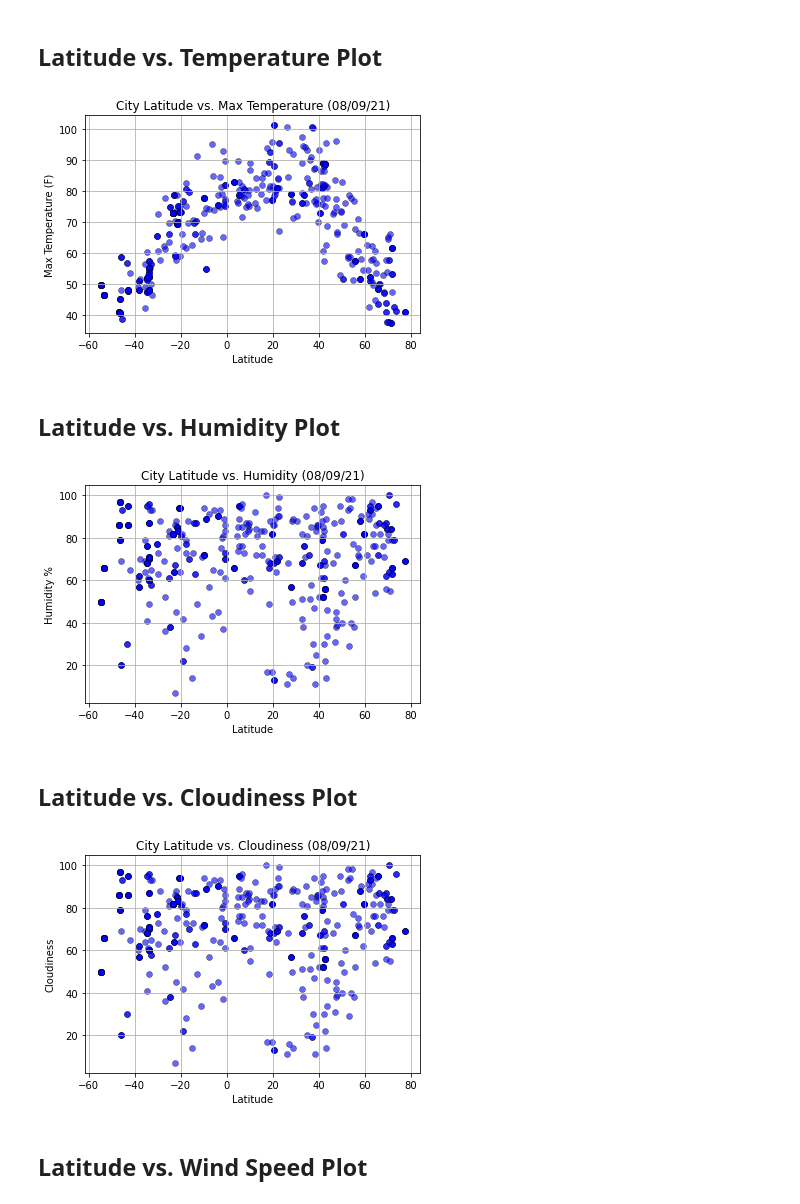
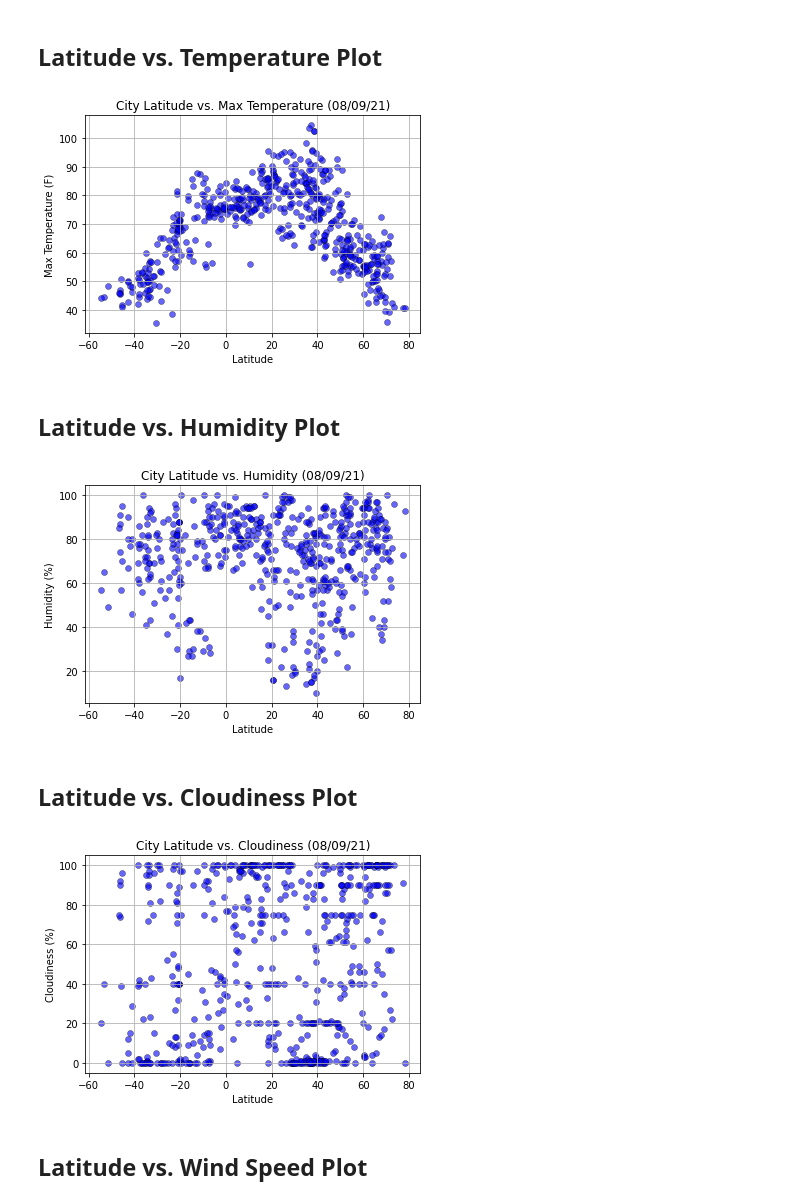
Before and after one commit to brbbrb/python-api-challenge, a Jupyter notebook: WeatherPy/WeatherPy.ipynb, the cells around one changed output. Drawn from its saved outputs; the diff is of its cells as text; code cells hidden in the pictures.

Commit message:
Finished WeatherPy

```diff
--- a/WeatherPy/WeatherPy.ipynb
+++ b/WeatherPy/WeatherPy.ipynb
@@ -29,9 +29,9 @@ city.country_code
 # %% [output]
 'au'
 # %%
-# Create random coordinate dataframe
-rand_lat = np.random.uniform(-90,90,1200)
-rand_lng = np.random.uniform(-180,180,1200)
+# Create random coordinates dataframe (create enough to account for duplicates and missing weather info)
+rand_lat = np.random.uniform(-90,90,1500)
+rand_lng = np.random.uniform(-180,180,1500)
 lat_lng = pd.DataFrame({'Latitude':rand_lat, 'Longitude':rand_lng})
 lat_lng
 # rand_lat
@@ -323,7 +323,7 @@ plt.savefig("../output_data/Latitude vs Temperature.png")
 # Show plot
 plt.show()
 # %% [output]
-[figure, old version]
+[figure, new version]
 # %% [markdown]
 ## Latitude vs. Humidity Plot
 # %%
@@ -339,7 +339,7 @@ plt.scatter(city_data_df['Latitude'],
 # Create labels
 plt.title("City Latitude vs. Humidity (%s)" % time.strftime("%x"))
 plt.xlabel("Latitude")
-plt.ylabel("Humidity %")
+plt.ylabel("Humidity (%)")
 plt.grid(True)
 
 # Save the figure
@@ -348,32 +348,32 @@ plt.savefig("../output_data/Latitude vs Humidity.png")
 # Show plot
 plt.show()
 # %% [output]
-[figure, old version]
+[figure, new version]
 # %% [markdown]
 ## Latitude vs. Cloudiness Plot
 # %%
 # Personalize scatterplot
 plt.scatter(city_data_df['Latitude'],
-            city_data_df['Humidity'],
+            city_data_df['Cloudiness'],
             color = "blue",
             marker = "o",
             alpha = 0.6,
             linewidths = .5,
             edgecolors = "black")
 
 # Create labels
 plt.title("City Latitude vs. Cloudiness (%s)" % time.strftime("%x"))
 plt.xlabel("Latitude")
-plt.ylabel("Cloudiness")
+plt.ylabel("Cloudiness (%)")
 plt.grid(True)
 
 # Save the figure
 plt.savefig("../output_data/Latitude vs Cloudiness.png")
 
 # Show plot
 plt.show()
 # %% [output]
-[figure, old version]
+[figure, new version]
 # %% [markdown]
 ## Latitude vs. Wind Speed Plot
 # %%
```
Also changed, not shown: parts of 19 cells of this notebook, 13 other files.
